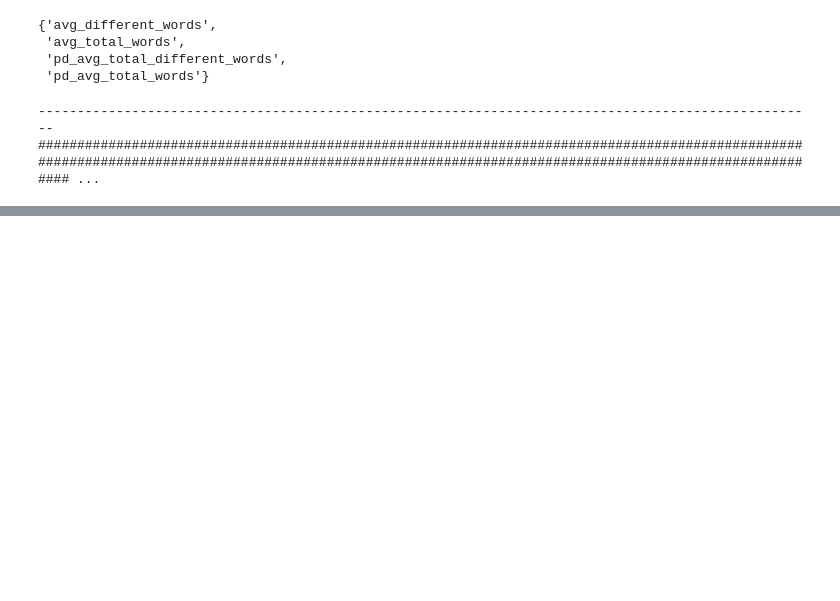
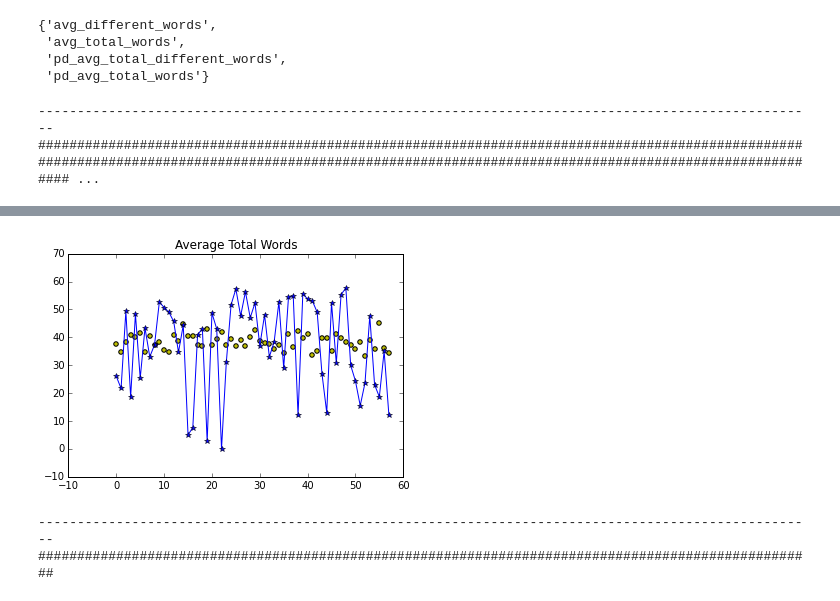
Before and after one commit to bonilhamusclab-projects/behav_connectome_prediction, a Jupyter notebook: entrainment_pred.ipynb, the cells around one changed output, grey strips where cells are left out. Saved outputs shown, nothing was run; the diff lists cells and outputs as text; code cells hidden in the pictures; blank space fills up the shorter version.

```diff
--- a/entrainment_pred.ipynb
+++ b/entrainment_pred.ipynb
@@ -44,0 +112,13 @@ search_adw.best_score_
+# %%
+plot(predict_hist_atw, target_atw, 'Average Total Words')
+# %% [output]
+[figure, added]
+# %%
+data_p_atw, target_p_atw = entrainment_pred.separate(full, 'pd_avg_total_words')
+coeffs_p_atw, predict_hist_p_atw = calc_coeffs(search_p_atw.best_estimator_,
+                                           search_p_atw.cv,
+                                           data_p_atw,
+                                           target_p_atw)
+# %% [output]
+----------------------------------------------------------------------------------------------------
+####################################################################################################
```
Also changed, not shown: parts of 20 cells of this notebook, 1 other file.
